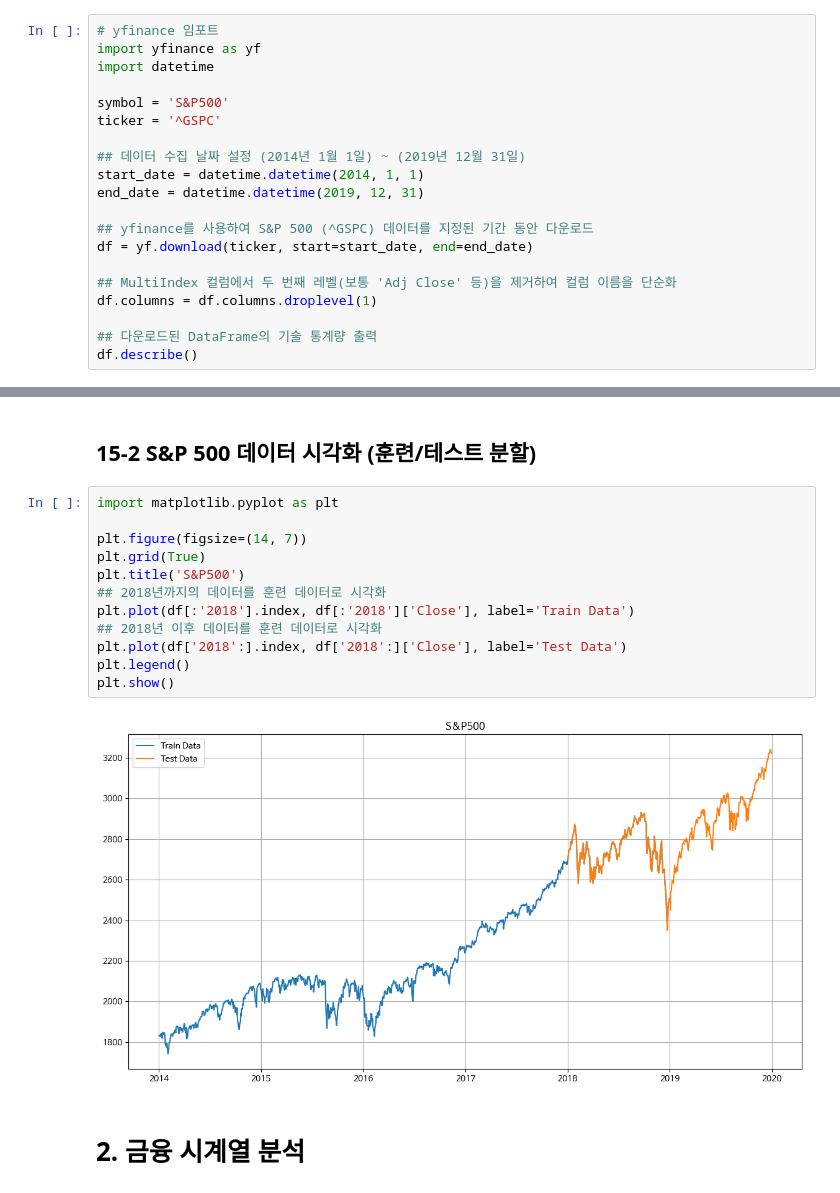
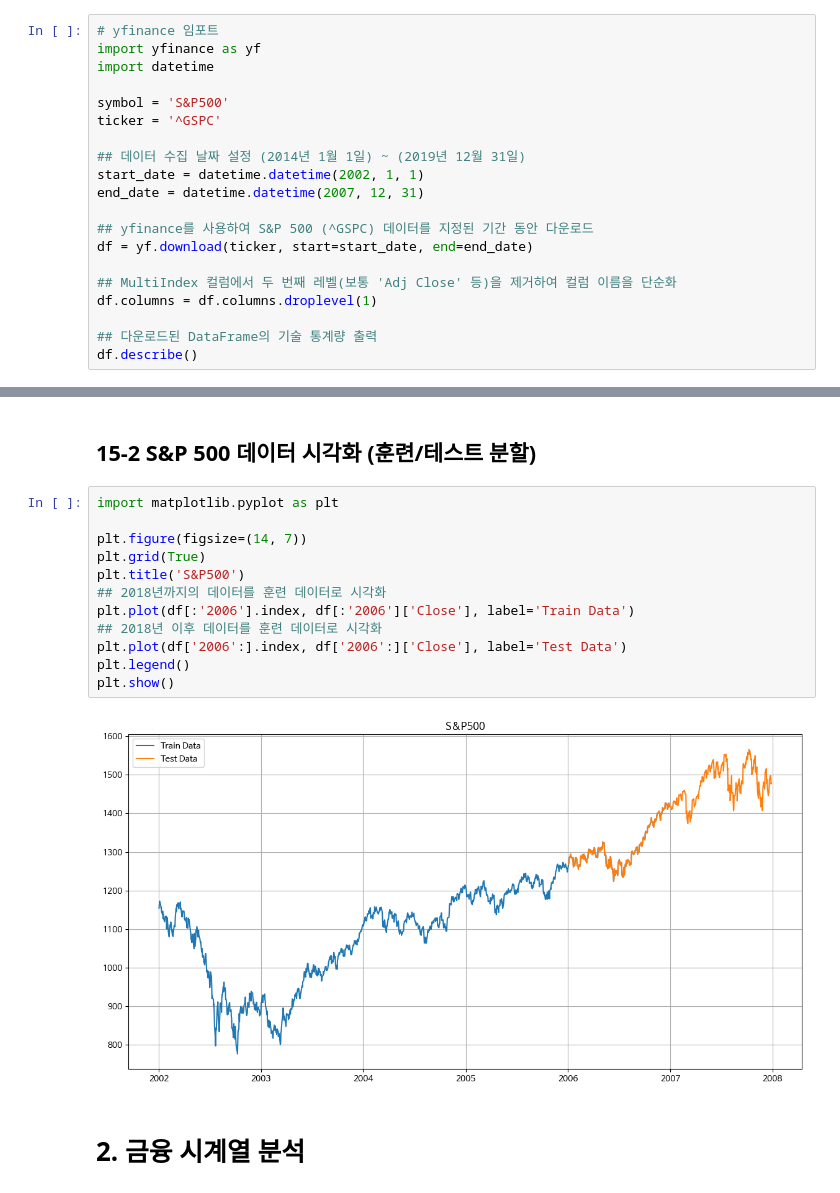
Before and after one commit to hr7git/Data-Analysis-with-Open-Source, a Jupyter notebook: 오픈소스_데이터_분석_15강.ipynb, the cells around one changed output, grey strips where cells are left out. Drawn from its saved outputs; the diff is of its cells as text.

```diff
--- a/오픈소스_데이터_분석_15강.ipynb
+++ b/오픈소스_데이터_분석_15강.ipynb
@@ -68,8 +68,8 @@ symbol = 'S&P500'
 ticker = '^GSPC'
 
 ## 데이터 수집 날짜 설정 (2014년 1월 1일) ~ (2019년 12월 31일)
-start_date = datetime.datetime(2014, 1, 1)
-end_date = datetime.datetime(2019, 12, 31)
+start_date = datetime.datetime(2002, 1, 1)
+end_date = datetime.datetime(2007, 12, 31)
 
 ## yfinance를 사용하여 S&P 500 (^GSPC) 데이터를 지정된 기간 동안 다운로드
 df = yf.download(ticker, start=start_date, end=end_date)
@@ -95,17 +95,17 @@ df.describe()
 # %%
 import matplotlib.pyplot as plt
 
 plt.figure(figsize=(14, 7))
 plt.grid(True)
 plt.title('S&P500')
 ## 2018년까지의 데이터를 훈련 데이터로 시각화
-plt.plot(df[:'2018'].index, df[:'2018']['Close'], label='Train Data')
+plt.plot(df[:'2006'].index, df[:'2006']['Close'], label='Train Data')
 ## 2018년 이후 데이터를 훈련 데이터로 시각화
-plt.plot(df['2018':].index, df['2018':]['Close'], label='Test Data')
+plt.plot(df['2006':].index, df['2006':]['Close'], label='Test Data')
 plt.legend()
 plt.show()
 # %% [output]
-[figure, old version]
+[figure, new version]
 # %% [markdown]
 # 2. 금융 시계열 분석
 # %% [markdown]
```
Also changed, not shown: parts of 18 cells of this notebook.
